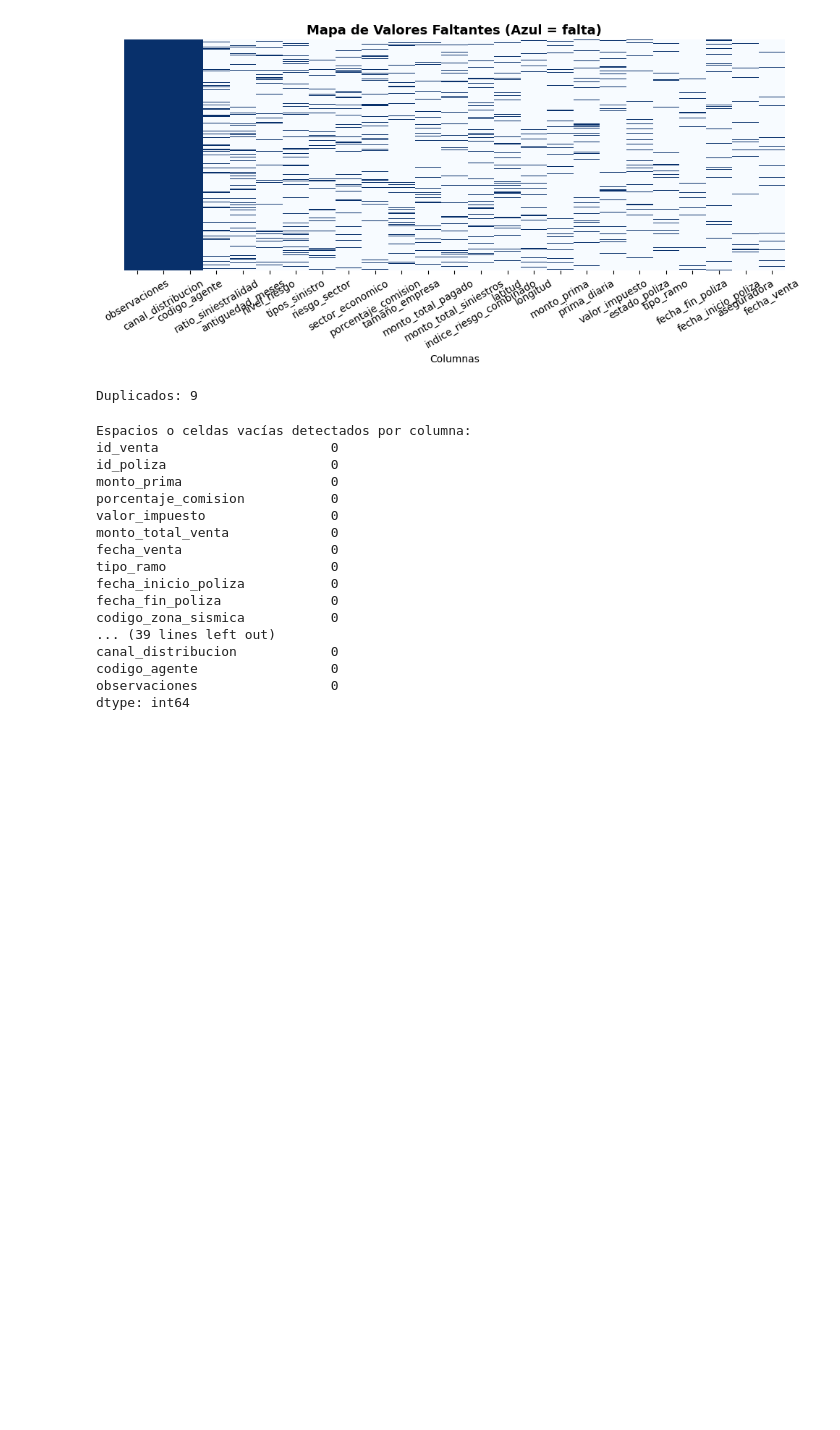
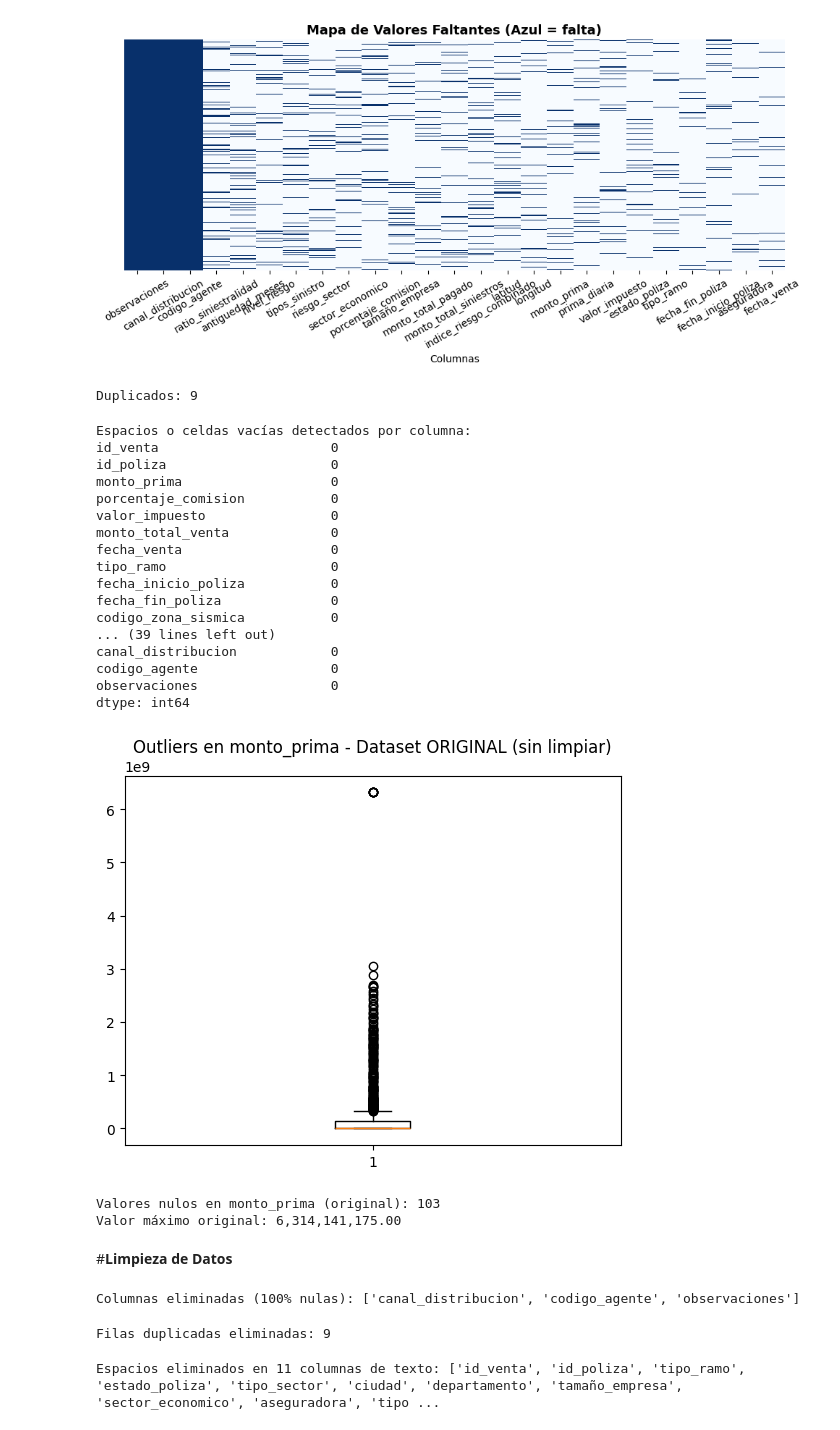
Before and after one commit to lisbethmesa-droid/proyecto-marsh-Gestion-proyectos, a Jupyter notebook: PROYECTO_MARSH_gestion_estrategica.ipynb, the cells around one changed output. Saved outputs shown, nothing was run; the diff lists cells and outputs as text; code cells hidden in the pictures; blank space fills up the shorter version.

Commit message:
Se realiza comprensión y preparación de datos con lo que respecta a limpieza, imputación, tratamiento de outliers y transformación

```diff
--- a/PROYECTO_MARSH_gestion_estrategica.ipynb
+++ b/PROYECTO_MARSH_gestion_estrategica.ipynb
@@ -290,3 +291,17 @@ canal_distribucion            0
 codigo_agente                 0
 observaciones                 0
 dtype: int64
+# %%
+#6. Visualizar outliers en monto_prima (dataset CRUDO, sin limpiar)
+plt.boxplot(df["monto_prima"].dropna())
+plt.title("Outliers en monto_prima - Dataset ORIGINAL (sin limpiar)")
+plt.show()
+
+print(f"Valores nulos en monto_prima (original): {df['monto_prima'].isnull().sum()}")
+print(f"Valor máximo original: {df['monto_prima'].max():,.2f}")
+# %% [output]
+[figure, added]
+Valores nulos en monto_prima (original): 103
+Valor máximo original: 6,314,141,175.00
+# %% [markdown]
+#**Limpieza de Datos**
@@ -292,0 +312,26 @@ dtype: int64
+# %%
+#1 . Eliminar columnas 100% vacías
+cols_vacias = dfLimpieza.columns[dfLimpieza.isnull().mean() == 1.0].tolist()
+print(f"Columnas eliminadas (100% nulas): {cols_vacias}")
+dfLimpieza = dfLimpieza.drop(columns=cols_vacias)
+# %% [output]
+Columnas eliminadas (100% nulas): ['canal_distribucion', 'codigo_agente', 'observaciones']
+# %%
+# 2. Eliminar duplicados
+n_dup = dfLimpieza.duplicated().sum()
+print(f"Filas duplicadas eliminadas: {n_dup}")
+dfLimpieza = dfLimpieza.drop_duplicates().reset_index(drop=True)
+# %% [output]
+Filas duplicadas eliminadas: 9
+# %%
+# 3. Limpiar espacios en texto
+cols_texto = dfLimpieza.select_dtypes(include='object').columns
+for col in cols_texto:
+    dfLimpieza[col] = dfLimpieza[col].str.strip()
+
+if 'ciudad' in dfLimpieza.columns:
+    dfLimpieza['ciudad'] = dfLimpieza['ciudad'].str.title()
+
+print(f"Espacios eliminados en {len(cols_texto)} columnas de texto: {list(cols_texto)}")
+# %% [output]
+Espacios eliminados en 11 columnas de texto: ['id_venta', 'id_poliza', 'tipo_ramo', 'estado_poliza', 'tipo_sector', 'ciudad', 'departamento', 'tamaño_empresa', 'sector_economico', 'aseguradora', 'tipo ...
```
Also changed, not shown: parts of 32 cells of this notebook.
